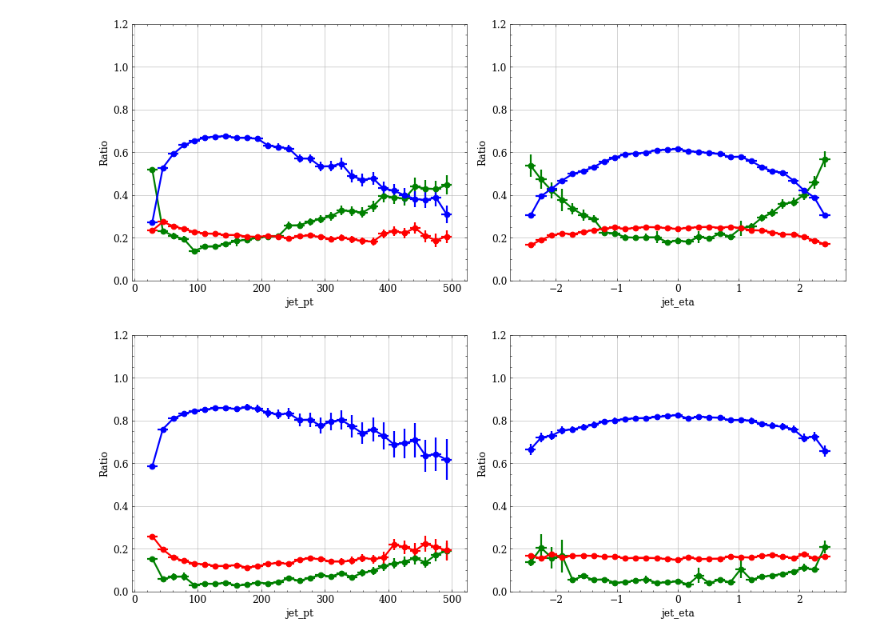
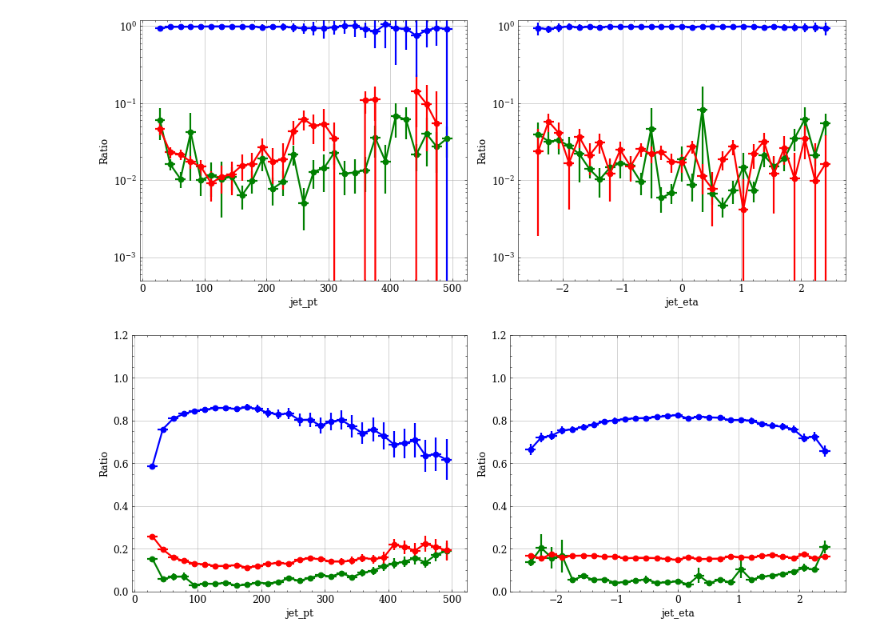
Before and after one commit to ekoenig4/analysis, a Jupyter notebook: jupyter/eightb/scale_factors/btag_efficiency.ipynb, the cells around one changed output. Saved outputs shown, nothing was run; the diff lists cells and outputs as text; code cells hidden in the pictures.

```diff
--- a/jupyter/eightb/scale_factors/btag_efficiency.ipynb
+++ b/jupyter/eightb/scale_factors/btag_efficiency.ipynb
@@ -28,0 +35,2 @@ module = fc.eightb.preselection.t8btag_minmass.Run2_UL18
+# %%
+module = fc.sixb.preselection.Run2_UL18
@@ -35,2 +51,3 @@ qcd = ObjIter([Tree(module.QCD_B_List)])
 # %%
-ttbar = ObjIter([Tree(use_more_ttbar(module.TTJets))])
+# ttbar = ObjIter([Tree(use_more_ttbar(module.TTJets))])
+ttbar = ObjIter([Tree(module.TTJets)])
@@ -41,7 +60,10 @@ varinfo.jet_pt = dict(bins=(20,500,30))
 # %%
 class select_jets(ObjTransform):
     def __call__(self, t):
-        mask = ak.ones_like(t.jet_pt) == 1
+        if self.filter is not None:
+            mask = self.filter(t)
+        else:
+            mask = ak.ones_like(t.jet_pt) == 1
 
         if self.wp is not None:
             mask = mask & (t.jet_btag > jet_btagWP[self.wp])
@@ -53,23 +119,23 @@ class select_jets(ObjTransform):
 # %%
 study.quick(
     bkg + bkg[[0,1,1]], stacked=False,
     h_color=['grey', 'grey', 'green','red','blue'],
     indices=[
-        select_jets(wp=1),
-        select_jets(wp=1),
+        select_jets(wp=1, filter=lambda t:ak_rank(-t.jet_btag,axis=1) == 0),
+        select_jets(wp=1, filter=lambda t:ak_rank(-t.jet_btag,axis=1) == 0),
 
-        select_jets(wp=1, flav=0),
-        select_jets(wp=1, flav=4),
-        select_jets(wp=1, flav=5),
+        select_jets(wp=1, flav=0, filter=lambda t:ak_rank(-t.jet_btag,axis=1) == 0),
+        select_jets(wp=1, flav=4, filter=lambda t:ak_rank(-t.jet_btag,axis=1) == 0),
+        select_jets(wp=1, flav=5, filter=lambda t:ak_rank(-t.jet_btag,axis=1) == 0),
     ],
     # indices=[None, None] + [lambda t:t.jet_hadronFlav==0, lambda t:t.jet_hadronFlav==4, lambda t:t.jet_hadronFlav==5],
     varlist=['jet_pt', 'jet_eta'],
 
     histo=False,
-    ratio=True, r_inv=True, r_group=[(0,2),(1,3),(1,4)], r_ylim=(0,1.2),
+    ratio=True, r_inv=True, r_group=[(0,2),(1,3),(1,4)], r_ylim=(5e-4,1.2), r_log=True,
 )
 # %% [output]
-[figure, old version]
+[figure, new version]
 # %%
 study.quick(
     bkg + bkg[[0,1,1]], stacked=False,
```
Also changed, not shown: parts of 8 cells of this notebook, 3 other files.
